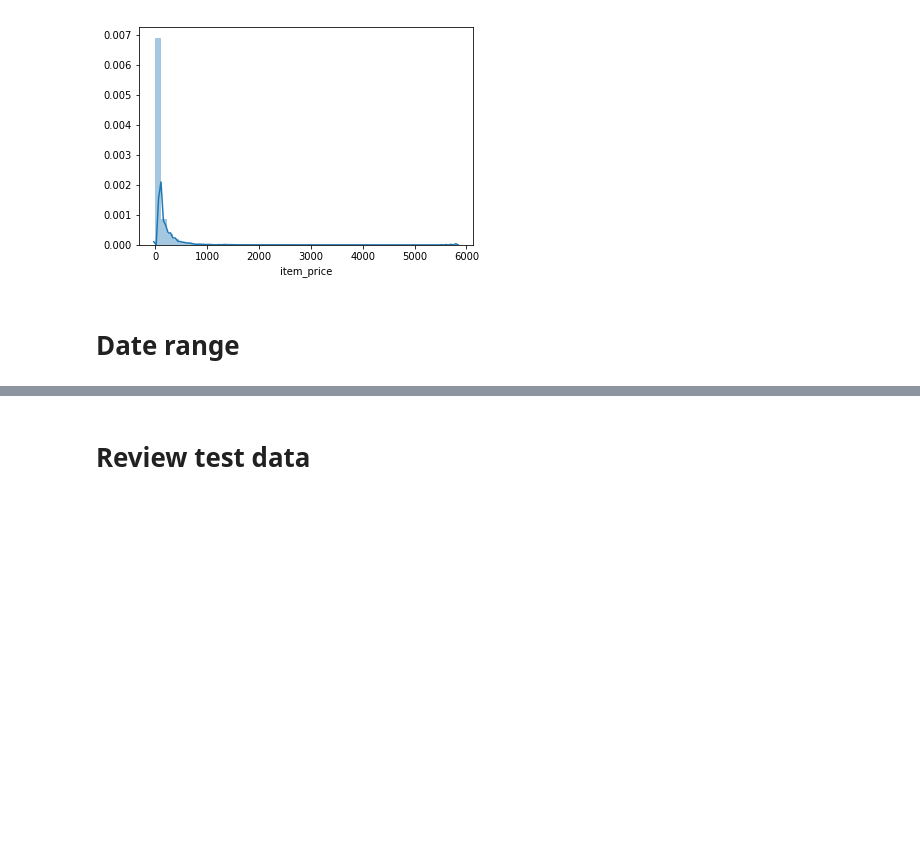
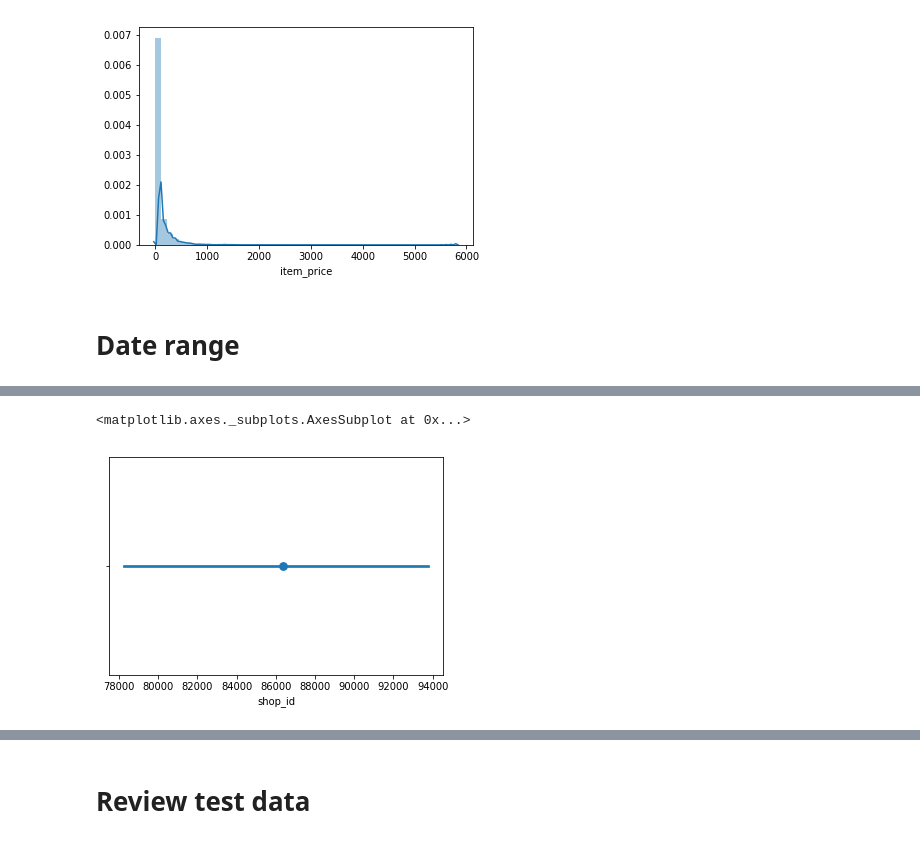
Before and after one commit to khanhnguyenqk/kaggle, a Jupyter notebook: competitive-data-science-predict-future-sales/working/exploration.ipynb, the cells around one changed output, grey strips where cells are left out. Saved outputs shown, nothing was run; the diff lists cells and outputs as text; code cells hidden in the pictures; blank space fills up the shorter version.

```diff
--- a/competitive-data-science-predict-future-sales/working/exploration.ipynb
+++ b/competitive-data-science-predict-future-sales/working/exploration.ipynb
@@ -244,0 +264,5 @@ Name: date, Length: 2935849, dtype: datetime64[ns]
+# %%
+sns.pointplot(temp.reset_index(drop=True))
+# %% [output]
+<matplotlib.axes._subplots.AxesSubplot at 0x...>
+[figure, added]
```
Also changed, not shown: parts of 18 cells of this notebook.
